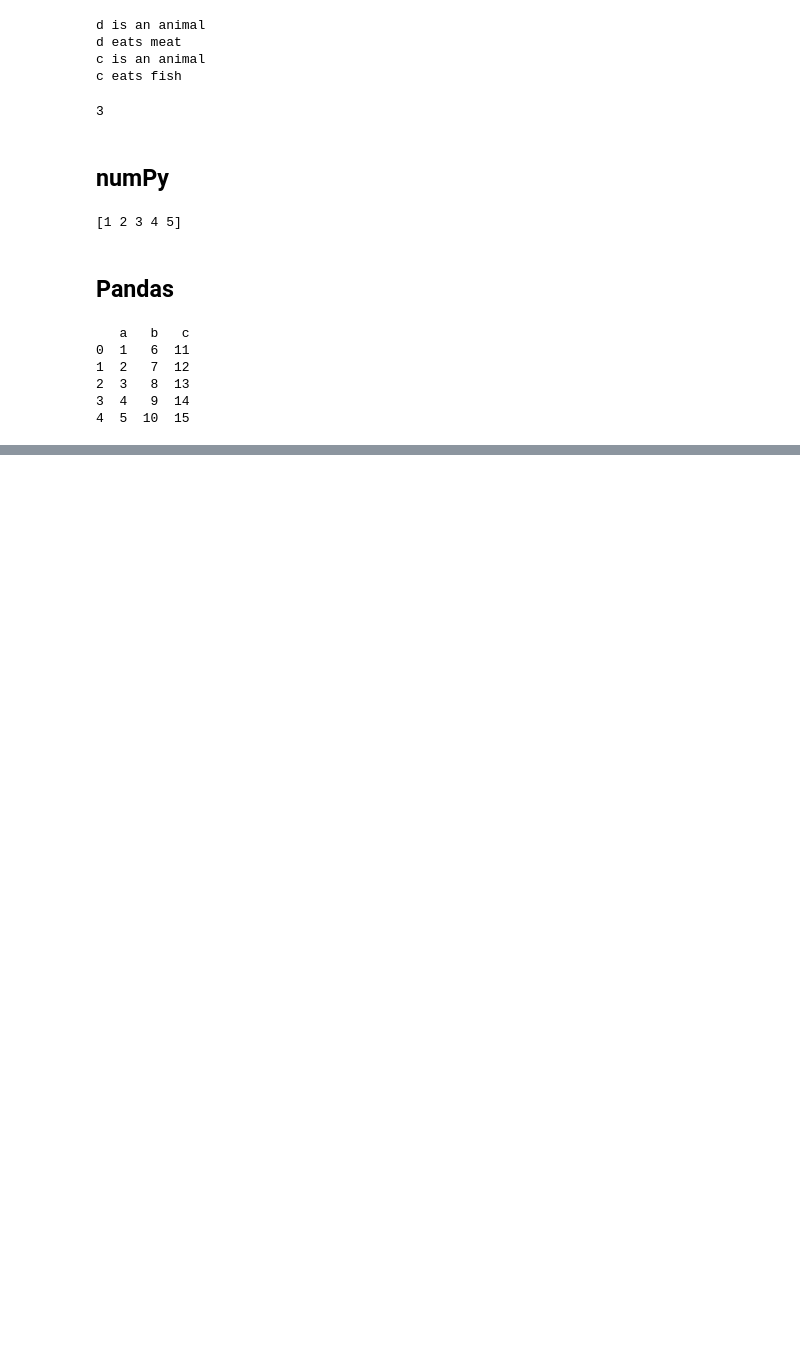
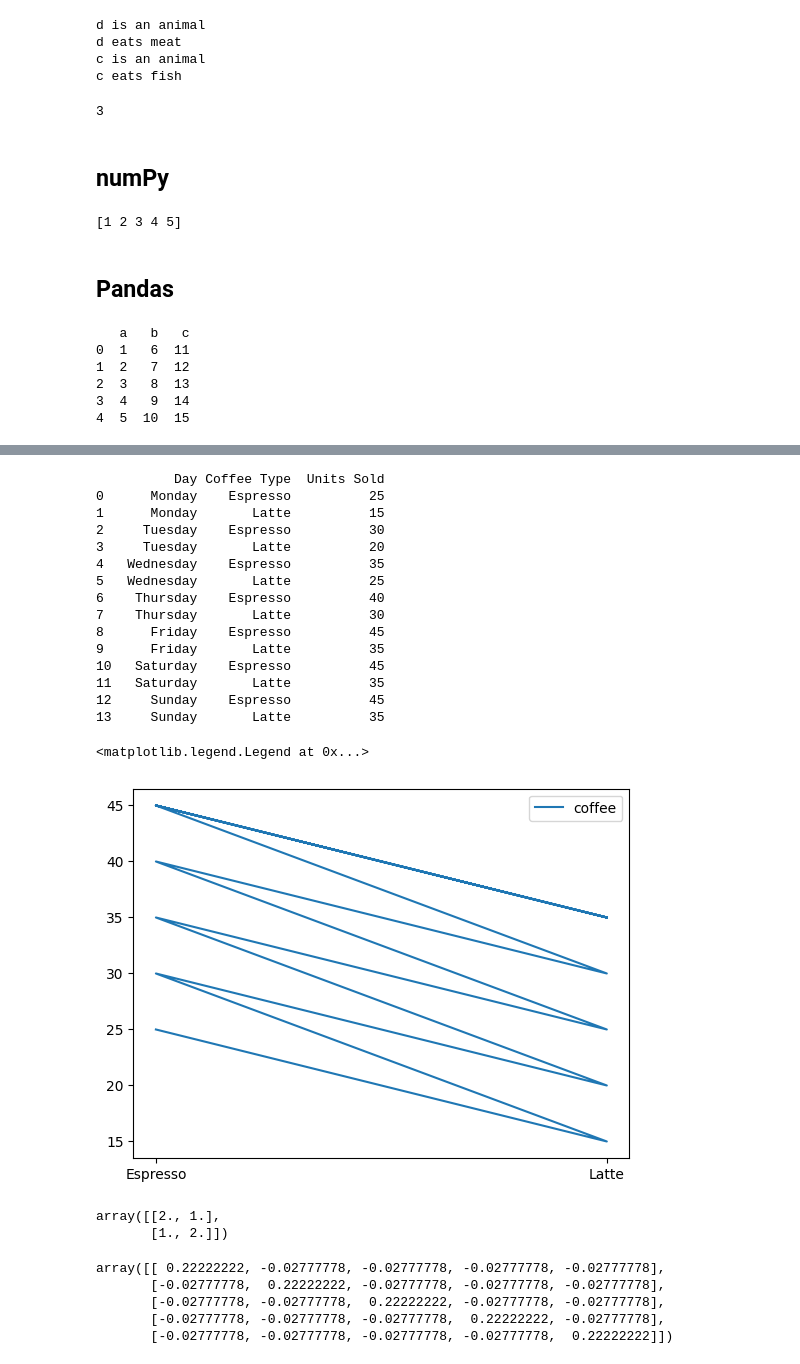
Before and after one commit to S-Shikhar/Code-Python, a Jupyter notebook: Practice/test.ipynb, the cells around one changed output, grey strips where cells are left out. Cells and saved outputs as stored; diff of their text form; code cells hidden in the pictures; blank space fills up the shorter version.

```diff
--- a/Practice/test.ipynb
+++ b/Practice/test.ipynb
@@ -379,0 +497,70 @@ array(['Espresso', 'Latte'], dtype=object)
+# %%
+df = pd.read_csv("coffee.csv")
+print(df)
+
+plt.plot(df["Coffee Type"], df["Units Sold"], label = "coffee")
+plt.legend()
+# %% [output]
+          Day Coffee Type  Units Sold
+0      Monday    Espresso          25
+1      Monday       Latte          15
+2     Tuesday    Espresso          30
+3     Tuesday       Latte          20
+4   Wednesday    Espresso          35
+5   Wednesday       Latte          25
+6    Thursday    Espresso          40
+7    Thursday       Latte          30
+8      Friday    Espresso          45
+9      Friday       Latte          35
+10   Saturday    Espresso          45
+11   Saturday       Latte          35
+12     Sunday    Espresso          45
+13     Sunday       Latte          35
+<matplotlib.legend.Legend at 0x...>
+[figure, added]
+# %%
+import numpy as np
+
+a = np.eye(2) ## Identity matrix
+np.zeros((3, 3)) ## Zero matrix
+b = np.identity(3) ## Identity matrix
+
+# a + b ## Element wise addition
+## broadcasting
+a + 1 ## Broadcasting
+# %% [output]
+array([[2., 1.],
+       [1., 2.]])
+# %%
+arr = np.array(range(1, 11))
+arr
+
+arr1 = np.arange(10).reshape(2, 5)
+arr1
+
+# flat_arr = arr1.flatten()  ## Flattening the array
+flat_arr = arr1.reshape(1, arr1.size)  ## Reshaping the array
+flat_arr
+
+a = np.random.randint(1, 100, (5, 2)) ## Random numbers between 0 and 1
+a
+
+b = np.linspace(1, 100, 5) ## Linearly spaced numbers
+b
+
+c = np.concatenate((a, b.reshape(5, 1)), axis = 1) ## Concatenating two arrays
+c
+
+# d = np.dot(arr, arr1) ## Dot product of two arrays
+# d
+
+e = np.ones((5, 5)) ## Ones matrix
+np.fill_diagonal(e, 5) ## Filling the diagonal with 5
+e = np.linalg.inv(e) ## Inverse of the matrix
+e
+# %% [output]
+array([[ 0.22222222, -0.02777778, -0.02777778, -0.02777778, -0.02777778],
+       [-0.02777778,  0.22222222, -0.02777778, -0.02777778, -0.02777778],
+       [-0.02777778, -0.02777778,  0.22222222, -0.02777778, -0.02777778],
+       [-0.02777778, -0.02777778, -0.02777778,  0.22222222, -0.02777778],
+       [-0.02777778, -0.02777778, -0.02777778, -0.02777778,  0.22222222]])
```
Also changed, not shown: parts of 29 cells of this notebook, 2 other files.
